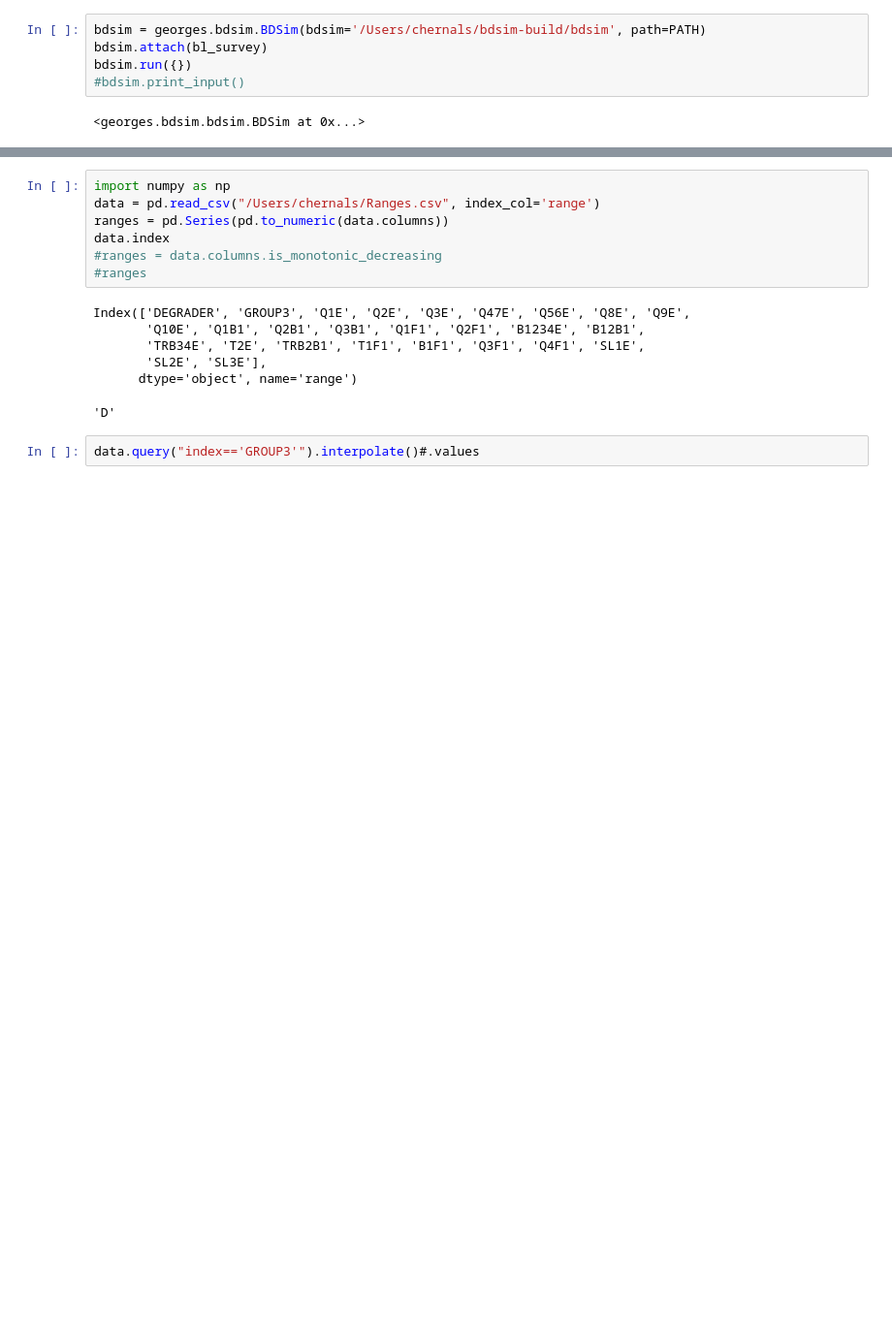
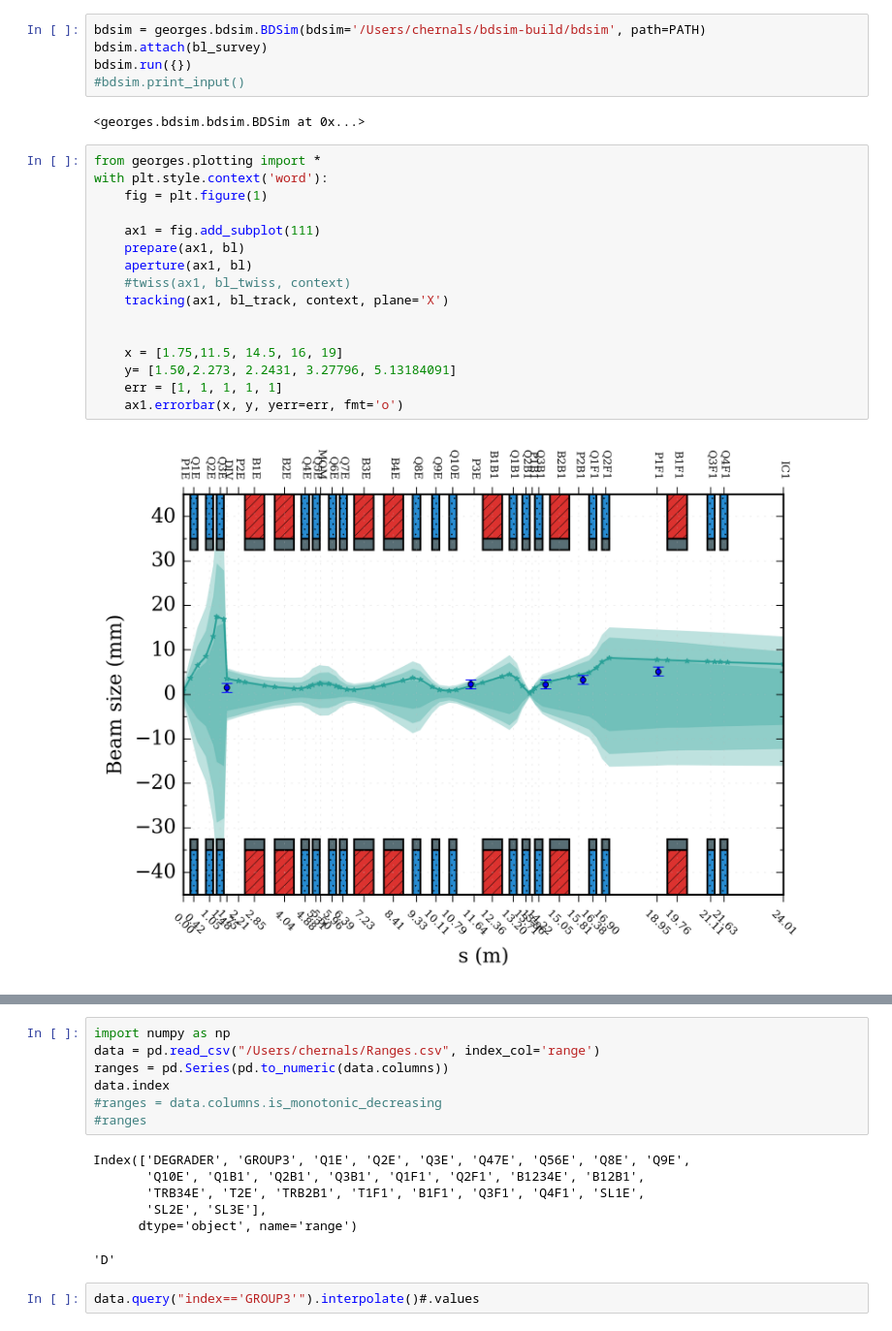
Before and after one commit to ULB-Metronu/georges, a Jupyter notebook: examples/Example Georges.ipynb, the cells around one changed output, grey strips where cells are left out. Shown: that part at 97% size. Drawn from its saved outputs; the diff is of its cells as text; blank space fills up the shorter version.

```diff
--- a/examples/Example Georges.ipynb
+++ b/examples/Example Georges.ipynb
@@ -93,4 +154,22 @@ bdsim.run({})
 #bdsim.print_input()
 # %% [output]
 <georges.bdsim.bdsim.BDSim at 0x...>
+# %%
+from georges.plotting import *
+with plt.style.context('word'):
+    fig = plt.figure(1)
+
+    ax1 = fig.add_subplot(111)
+    prepare(ax1, bl)
+    aperture(ax1, bl)
+    #twiss(ax1, bl_twiss, context)
+    tracking(ax1, bl_track, context, plane='X')
+
+
+    x = [1.75,11.5, 14.5, 16, 19]
+    y= [1.50,2.273, 2.2431, 3.27796, 5.13184091]
+    err = [1, 1, 1, 1, 1]
+    ax1.errorbar(x, y, yerr=err, fmt='o')
+# %% [output]
+[figure, added]
 # %%
```
Also changed, not shown: parts of 16 cells of this notebook, 5 other files.
